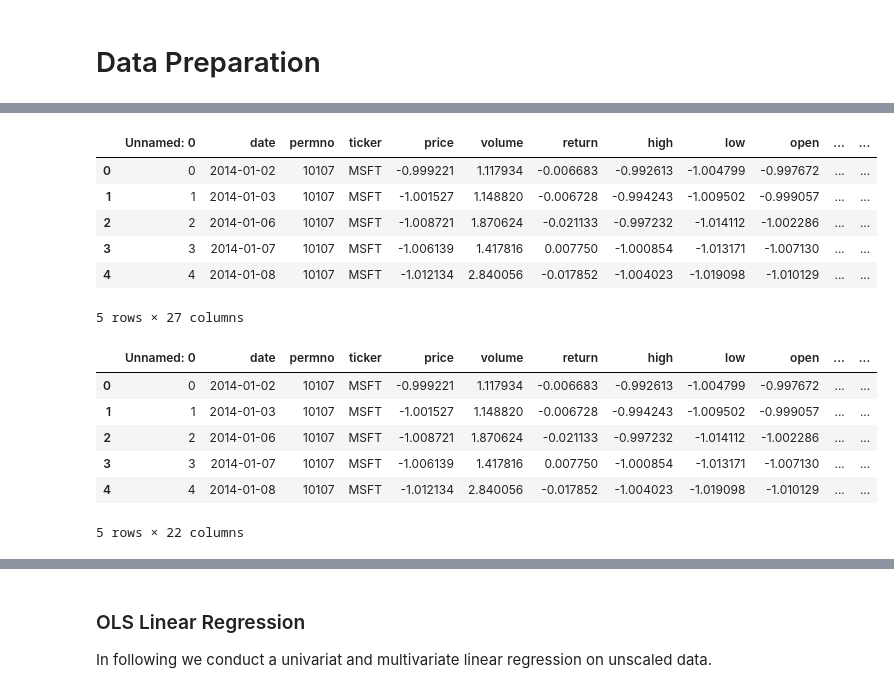
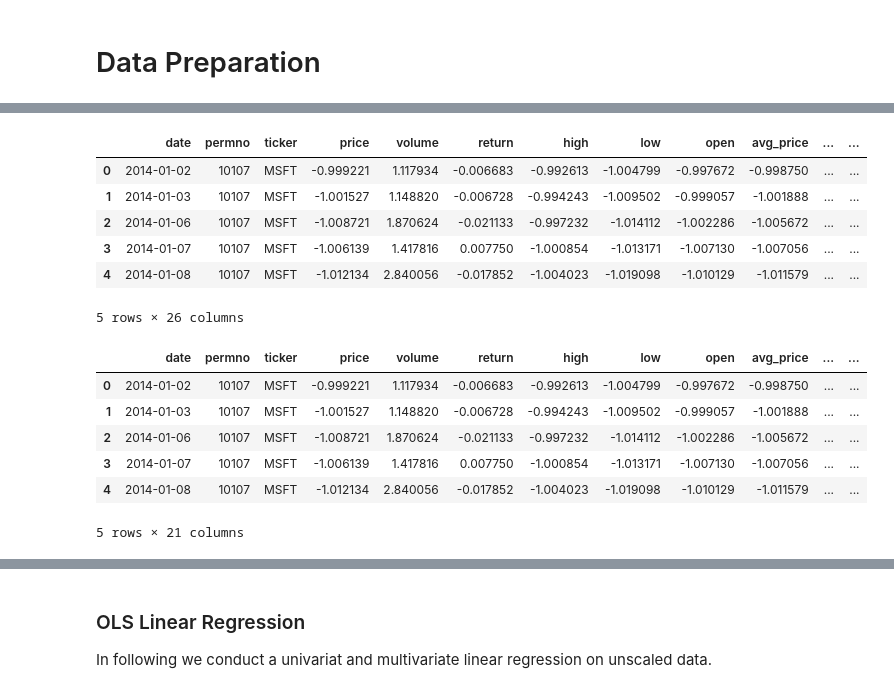
Before and after one commit to senaruetschlin/Investor_Attention, a Jupyter notebook: Stock_entire_analysis.ipynb, the cells around one changed output, grey strips where cells are left out. Saved outputs shown, nothing was run; the diff lists cells and outputs as text; code cells hidden in the pictures.

```diff
--- a/Stock_entire_analysis.ipynb
+++ b/Stock_entire_analysis.ipynb
@@ -7,7 +7,7 @@ import matplotlib.pyplot as plt
 # %% [markdown]
 # Data Preparation
 # %%
-df = pd.read_csv('stocks_log_unscaled.csv')
+df = pd.read_csv('stocks_log_unscaled.csv', index_col=0)
 df['stock_dummy'] = df['ticker'].astype('category').cat.codes
 df = df.rename(columns={'daily_volatility': 'daily_spread'})
 
@@ -22,20 +22,20 @@ df.head()
 # %%
-anomalies_df = pd.read_csv('anomalies_dummies.csv')
+anomalies_df = pd.read_csv('anomalies_dummies.csv', index_col = 0)
 anomalies_df = anomalies_df.rename(columns={'volatility': 'daily_spread'})
 anomalies_df['stock_dummy'] = anomalies_df['ticker'].astype('category').cat.codes
 anomalies_df['log_return'] = df['log_return']
 anomalies_df['log_name_price_attention'] = df['log_attention']
 anomalies_df.head()
 # %% [output]
-|  | Unnamed: 0 | date | permno | ticker | price | volume | return | high | low | open | ... | ... |
-| 0 | 0 | 2014-01-02 | 10107 | MSFT | -0.999221 | 1.117934 | -0.006683 | -0.992613 | -1.004799 | -0.997672 | ... | ... |
-| 1 | 1 | 2014-01-03 | 10107 | MSFT | -1.001527 | 1.148820 | -0.006728 | -0.994243 | -1.009502 | -0.999057 | ... | ... |
-| 2 | 2 | 2014-01-06 | 10107 | MSFT | -1.008721 | 1.870624 | -0.021133 | -0.997232 | -1.014112 | -1.002286 | ... | ... |
-| 3 | 3 | 2014-01-07 | 10107 | MSFT | -1.006139 | 1.417816 | 0.007750 | -1.000854 | -1.013171 | -1.007130 | ... | ... |
-| 4 | 4 | 2014-01-08 | 10107 | MSFT | -1.012134 | 2.840056 | -0.017852 | -1.004023 | -1.019098 | -1.010129 | ... | ... |
+|  | date | permno | ticker | price | volume | return | high | low | open | avg_price | ... | ... |
+| 0 | 2014-01-02 | 10107 | MSFT | -0.999221 | 1.117934 | -0.006683 | -0.992613 | -1.004799 | -0.997672 | -0.998750 | ... | ... |
+| 1 | 2014-01-03 | 10107 | MSFT | -1.001527 | 1.148820 | -0.006728 | -0.994243 | -1.009502 | -0.999057 | -1.001888 | ... | ... |
+| 2 | 2014-01-06 | 10107 | MSFT | -1.008721 | 1.870624 | -0.021133 | -0.997232 | -1.014112 | -1.002286 | -1.005672 | ... | ... |
+| 3 | 2014-01-07 | 10107 | MSFT | -1.006139 | 1.417816 | 0.007750 | -1.000854 | -1.013171 | -1.007130 | -1.007056 | ... | ... |
+| 4 | 2014-01-08 | 10107 | MSFT | -1.012134 | 2.840056 | -0.017852 | -1.004023 | -1.019098 | -1.010129 | -1.011579 | ... | ... |
-5 rows × 27 columns
+5 rows × 26 columns
 # %%
-df_scaled = pd.read_csv('stocks_log_norm_scaled.csv')
+df_scaled = pd.read_csv('stocks_log_norm_scaled.csv', index_col=0)
 df_scaled = df_scaled.rename(columns={'volatility': 'daily_spread'})
 df_scaled['jan_dummy'] = anomalies_df['jan_dummy']
 df_scaled['annual_rep_release'] = anomalies_df['annual_rep_release']
@@ -43,13 +43,13 @@ df_scaled['monday_dummy'] = anomalies_df['monday_dummy']
 
 df_scaled.head()
 # %% [output]
-|  | Unnamed: 0 | date | permno | ticker | price | volume | return | high | low | open | ... | ... |
-| 0 | 0 | 2014-01-02 | 10107 | MSFT | -0.999221 | 1.117934 | -0.006683 | -0.992613 | -1.004799 | -0.997672 | ... | ... |
-| 1 | 1 | 2014-01-03 | 10107 | MSFT | -1.001527 | 1.148820 | -0.006728 | -0.994243 | -1.009502 | -0.999057 | ... | ... |
-| 2 | 2 | 2014-01-06 | 10107 | MSFT | -1.008721 | 1.870624 | -0.021133 | -0.997232 | -1.014112 | -1.002286 | ... | ... |
-| 3 | 3 | 2014-01-07 | 10107 | MSFT | -1.006139 | 1.417816 | 0.007750 | -1.000854 | -1.013171 | -1.007130 | ... | ... |
-| 4 | 4 | 2014-01-08 | 10107 | MSFT | -1.012134 | 2.840056 | -0.017852 | -1.004023 | -1.019098 | -1.010129 | ... | ... |
+|  | date | permno | ticker | price | volume | return | high | low | open | avg_price | ... | ... |
+| 0 | 2014-01-02 | 10107 | MSFT | -0.999221 | 1.117934 | -0.006683 | -0.992613 | -1.004799 | -0.997672 | -0.998750 | ... | ... |
+| 1 | 2014-01-03 | 10107 | MSFT | -1.001527 | 1.148820 | -0.006728 | -0.994243 | -1.009502 | -0.999057 | -1.001888 | ... | ... |
+| 2 | 2014-01-06 | 10107 | MSFT | -1.008721 | 1.870624 | -0.021133 | -0.997232 | -1.014112 | -1.002286 | -1.005672 | ... | ... |
+| 3 | 2014-01-07 | 10107 | MSFT | -1.006139 | 1.417816 | 0.007750 | -1.000854 | -1.013171 | -1.007130 | -1.007056 | ... | ... |
+| 4 | 2014-01-08 | 10107 | MSFT | -1.012134 | 2.840056 | -0.017852 | -1.004023 | -1.019098 | -1.010129 | -1.011579 | ... | ... |
-5 rows × 22 columns
+5 rows × 21 columns
 # %%
 df.describe()
 # %% [output]
```
Also changed, not shown: parts of 24 cells of this notebook, 12 other files.
